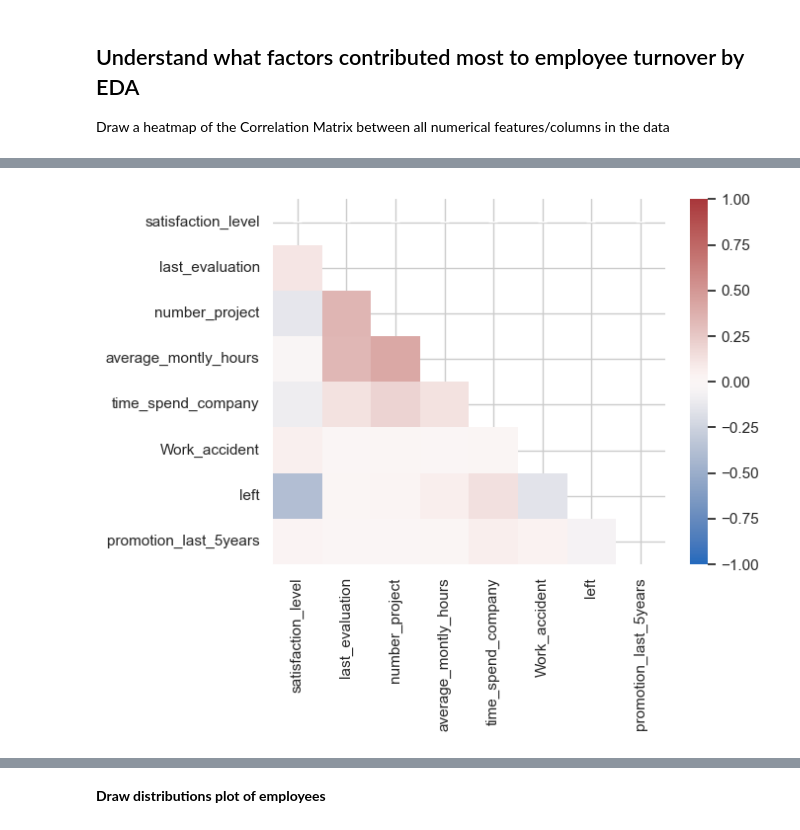
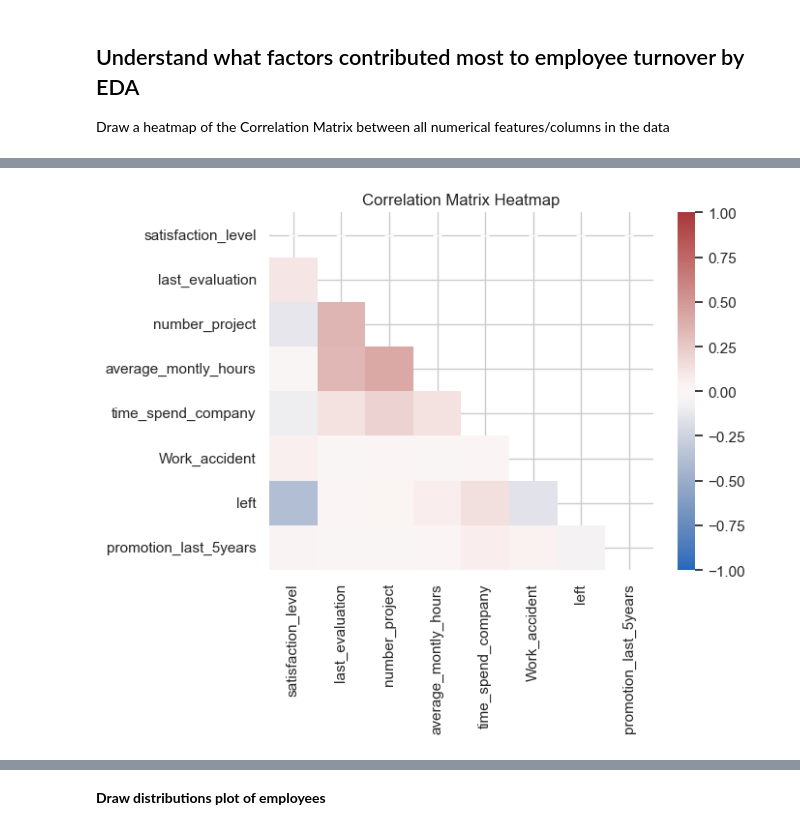
Before and after one commit to karmenatwork/4_CB_employees_turnover, a Jupyter notebook: main.ipynb, the cells around one changed output, grey strips where cells are left out. Drawn from its saved outputs; the diff is of its cells as text; code cells hidden in the pictures.

```diff
--- a/main.ipynb
+++ b/main.ipynb
@@ -124,11 +146,12 @@ plt.show()
 # %%
 # show the bottom half of our visualization
 # triu() function creates a triangle of a matrix.
 mask = np.triu(np.ones_like(matrix, dtype=bool))
 sns.heatmap(matrix, annot=True, vmax=1, vmin=-1, center=0, cmap='vlag', mask=mask)
+plt.title('Correlation Matrix Heatmap')
 plt.show()
 # %% [output]
-[figure, old version]
+[figure, new version]
 # %%
 # matrix = matrix[abs(matrix) >= 0.7]
 # matrix
```
Also changed, not shown: parts of 14 cells of this notebook.
